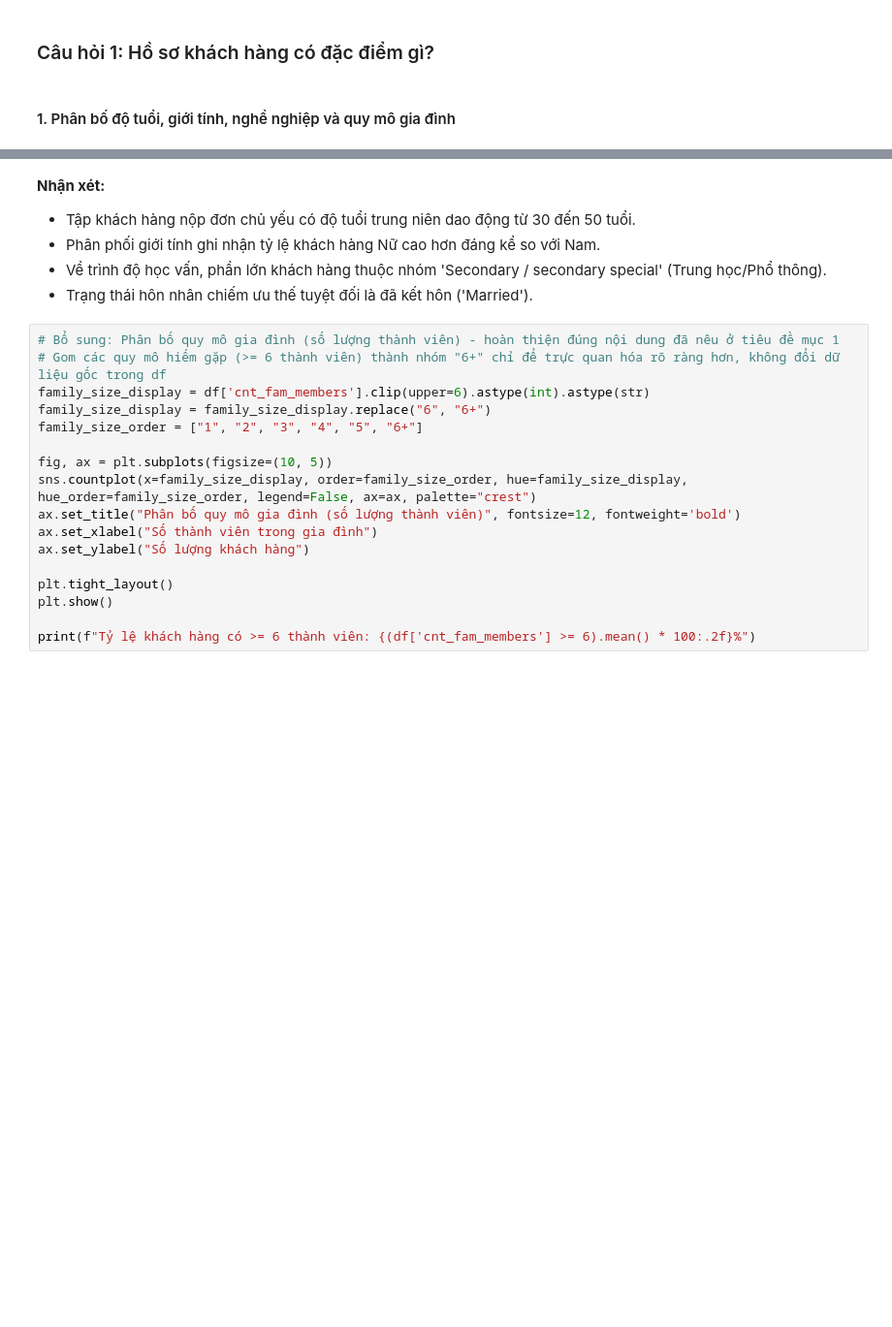
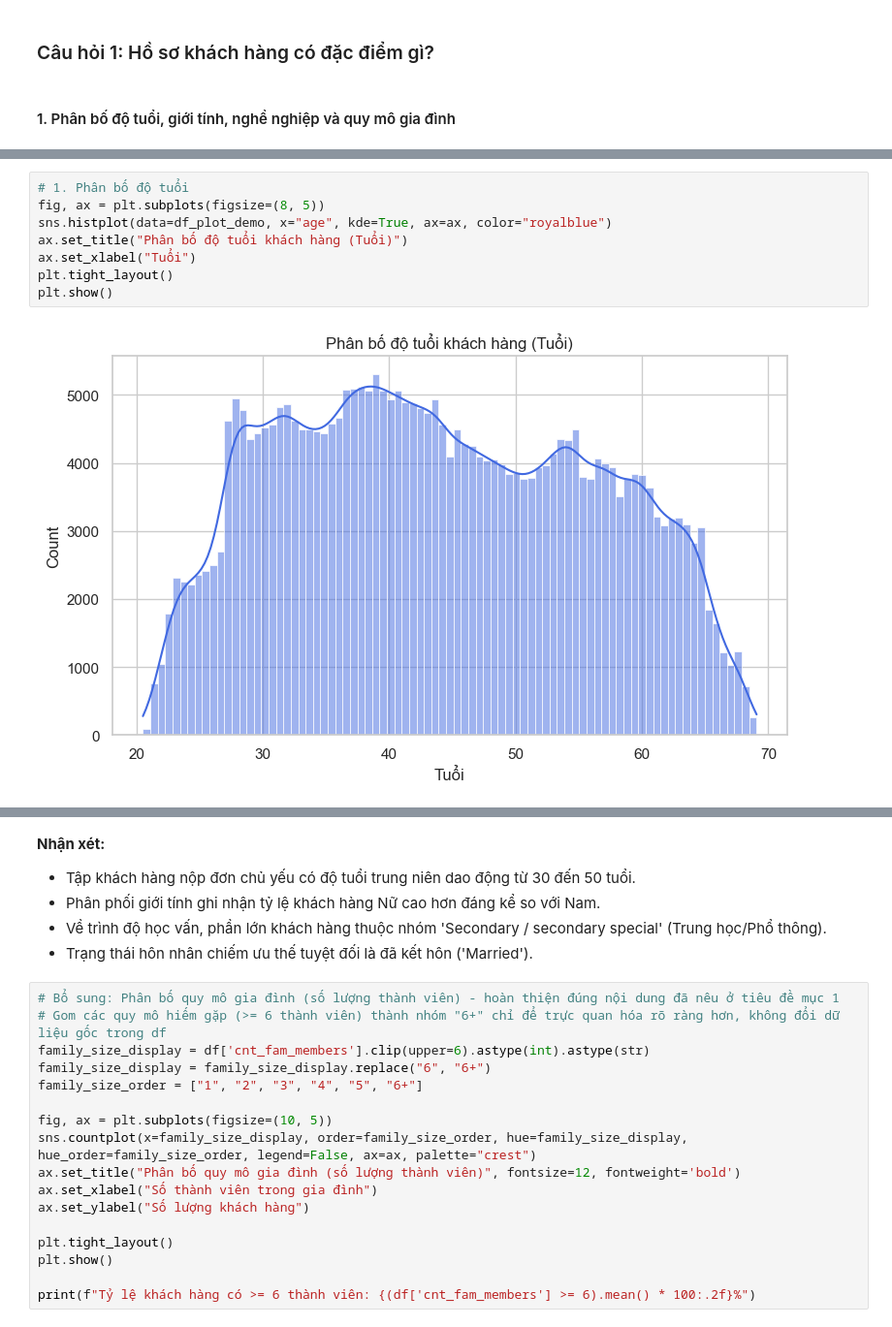
Before and after one commit to thanhhung9720001-collab/credit-risk-classifier, a Jupyter notebook: notebooks/04_eda_visualization.ipynb, the cells around one changed output, grey strips where cells are left out. Shown at 97% size. Drawn from its saved outputs; the diff is of its cells as text; blank space fills up the shorter version.

```diff
--- a/notebooks/04_eda_visualization.ipynb
+++ b/notebooks/04_eda_visualization.ipynb
@@ -246,0 +221,10 @@ plt.show()
+# %%
+# 1. Phân bố độ tuổi
+fig, ax = plt.subplots(figsize=(8, 5))
+sns.histplot(data=df_plot_demo, x="age", kde=True, ax=ax, color="royalblue")
+ax.set_title("Phân bố độ tuổi khách hàng (Tuổi)")
+ax.set_xlabel("Tuổi")
+plt.tight_layout()
+plt.show()
+# %% [output]
+[figure, added]
```
Also changed, not shown: parts of 76 cells of this notebook.
